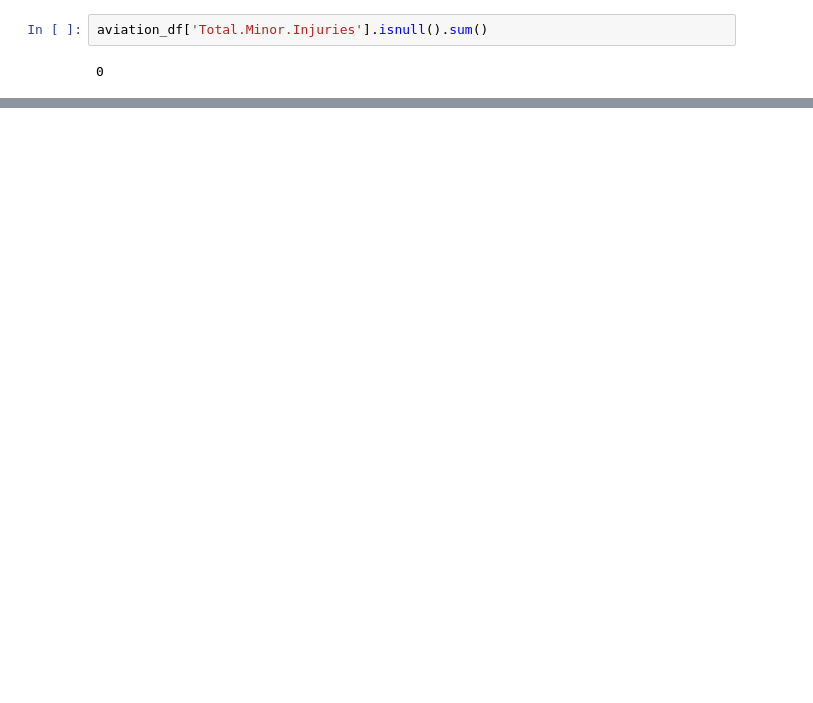
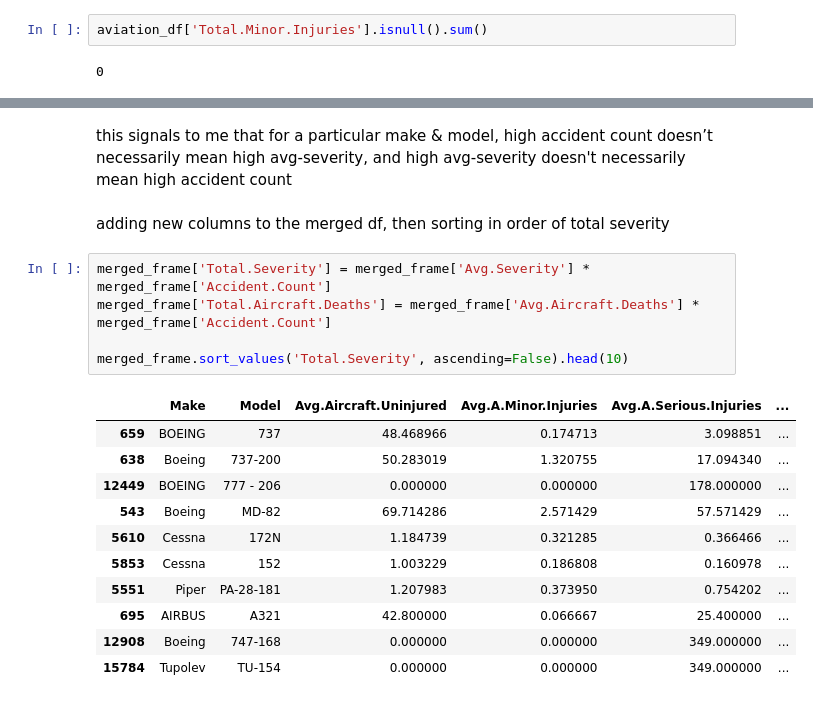
Before and after one commit to justmawi-dot/phaseONEproject, a Jupyter notebook: student.ipynb, the cells around one changed output, grey strips where cells are left out. Saved outputs shown, nothing was run; the diff lists cells and outputs as text; blank space fills up the shorter version.

```diff
--- a/student.ipynb
+++ b/student.ipynb
@@ -190,0 +333,21 @@ aviation_df.iloc[0:20, [14,15,27,31]]
+# %% [markdown]
+this signals to me that for a particular make & model, high accident count doesn’t necessarily mean high avg-severity, and high avg-severity doesn't necessarily mean high accident count
+# %% [markdown]
+adding new columns to the merged df, then sorting in order of total severity
+# %%
+merged_frame['Total.Severity'] = merged_frame['Avg.Severity'] * merged_frame['Accident.Count']
+merged_frame['Total.Aircraft.Deaths'] = merged_frame['Avg.Aircraft.Deaths'] * merged_frame['Accident.Count']
+
+merged_frame.sort_values('Total.Severity', ascending=False).head(10)
+# %% [output]
+|  | Make | Model | Avg.Aircraft.Uninjured | Avg.A.Minor.Injuries | Avg.A.Serious.Injuries | ... |
+| 659 | BOEING | 737 | 48.468966 | 0.174713 | 3.098851 | ... |
+| 638 | Boeing | 737-200 | 50.283019 | 1.320755 | 17.094340 | ... |
+| 12449 | BOEING | 777 - 206 | 0.000000 | 0.000000 | 178.000000 | ... |
+| 543 | Boeing | MD-82 | 69.714286 | 2.571429 | 57.571429 | ... |
+| 5610 | Cessna | 172N | 1.184739 | 0.321285 | 0.366466 | ... |
+| 5853 | Cessna | 152 | 1.003229 | 0.186808 | 0.160978 | ... |
+| 5551 | Piper | PA-28-181 | 1.207983 | 0.373950 | 0.754202 | ... |
+| 695 | AIRBUS | A321 | 42.800000 | 0.066667 | 25.400000 | ... |
+| 12908 | Boeing | 747-168 | 0.000000 | 0.000000 | 349.000000 | ... |
+| 15784 | Tupolev | TU-154 | 0.000000 | 0.000000 | 349.000000 | ... |
```
Also changed, not shown: parts of 36 cells of this notebook.
